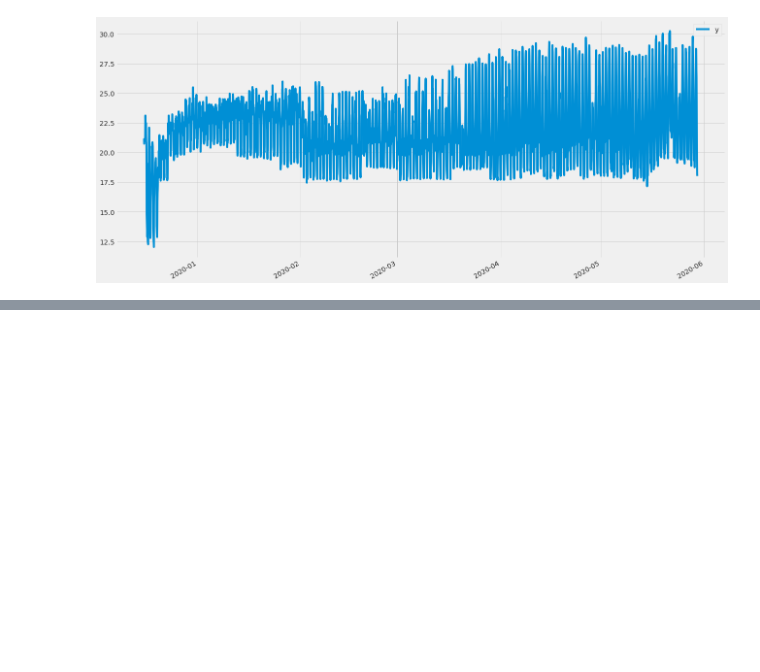
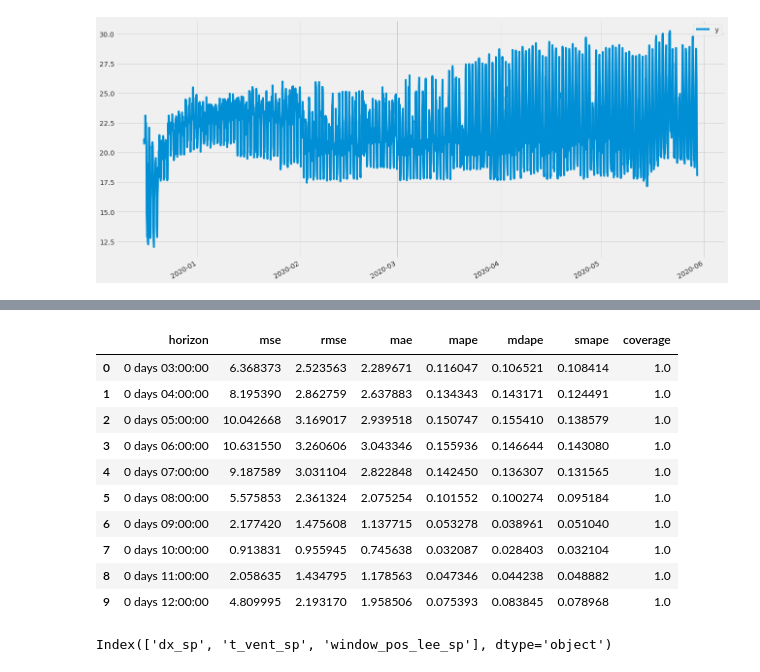
Before and after one commit to joseporiolayats/data-exercises, a Jupyter notebook: TimeSeries/TS-1.ipynb, the cells around one changed output, grey strips where cells are left out. Cells and saved outputs as stored; diff of their text form; code cells hidden in the pictures; blank space fills up the shorter version.

```diff
--- a/TimeSeries/TS-1.ipynb
+++ b/TimeSeries/TS-1.ipynb
@@ -283,3 +297,6 @@ print()
 # Recommended read: Neural prophet NN Component
 # %%
 from prophet.diagnostics import cross_validation, performance_metrics
+# %%
+df_cv = cross_validation(m, initial='3700 hours', period='24 hours', horizon='24 hours')
+df_cv.head()
@@ -285,0 +493,32 @@ from prophet.diagnostics import cross_validation, performance_metrics
+# %%
+df_p1 = performance_metrics(df_cv)
+df_p1.head(10)
+# %% [output]
+|  | horizon | mse | rmse | mae | mape | mdape | smape | coverage |
+| 0 | 0 days 03:00:00 | 6.368373 | 2.523563 | 2.289671 | 0.116047 | 0.106521 | 0.108414 | 1.0 |
+| 1 | 0 days 04:00:00 | 8.195390 | 2.862759 | 2.637883 | 0.134343 | 0.143171 | 0.124491 | 1.0 |
+| 2 | 0 days 05:00:00 | 10.042668 | 3.169017 | 2.939518 | 0.150747 | 0.155410 | 0.138579 | 1.0 |
+| 3 | 0 days 06:00:00 | 10.631550 | 3.260606 | 3.043346 | 0.155936 | 0.146644 | 0.143080 | 1.0 |
+| 4 | 0 days 07:00:00 | 9.187589 | 3.031104 | 2.822848 | 0.142450 | 0.136307 | 0.131565 | 1.0 |
+| 5 | 0 days 08:00:00 | 5.575853 | 2.361324 | 2.075254 | 0.101552 | 0.100274 | 0.095184 | 1.0 |
+| 6 | 0 days 09:00:00 | 2.177420 | 1.475608 | 1.137715 | 0.053278 | 0.038961 | 0.051040 | 1.0 |
+| 7 | 0 days 10:00:00 | 0.913831 | 0.955945 | 0.745638 | 0.032087 | 0.028403 | 0.032104 | 1.0 |
+| 8 | 0 days 11:00:00 | 2.058635 | 1.434795 | 1.178563 | 0.047346 | 0.044238 | 0.048882 | 1.0 |
+| 9 | 0 days 12:00:00 | 4.809995 | 2.193170 | 1.958506 | 0.075393 | 0.083845 | 0.078968 | 1.0 |
+# %%
+from sklearn.linear_model import Ridge
+from sklearn.feature_selection import RFE
+# incorporate the climate and irrigation setpoints
+xdat1 = xdat2.copy()
+xdat2 = xdat2.fillna(0)
+
+estimator = Ridge()
+selector = RFE(estimator, n_features_to_select=3, step=1)
+selector = selector.fit(xdat2[list2], xdat2['Tair'])
+#
+to_keep = xdat2[list2].columns[selector.support_]
+
+
+print(to_keep)
+# %% [output]
+Index(['dx_sp', 't_vent_sp', 'window_pos_lee_sp'], dtype='object')
```
Also changed, not shown: parts of 11 cells of this notebook, 1 other file.
